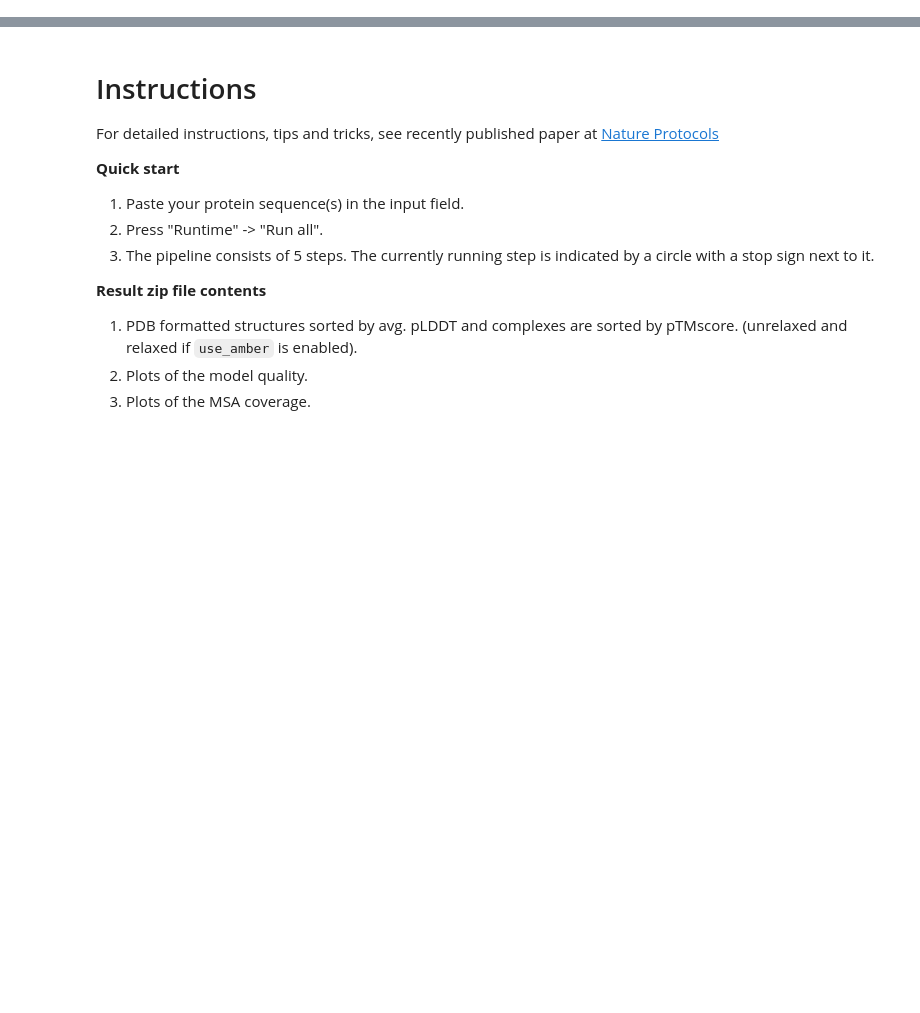
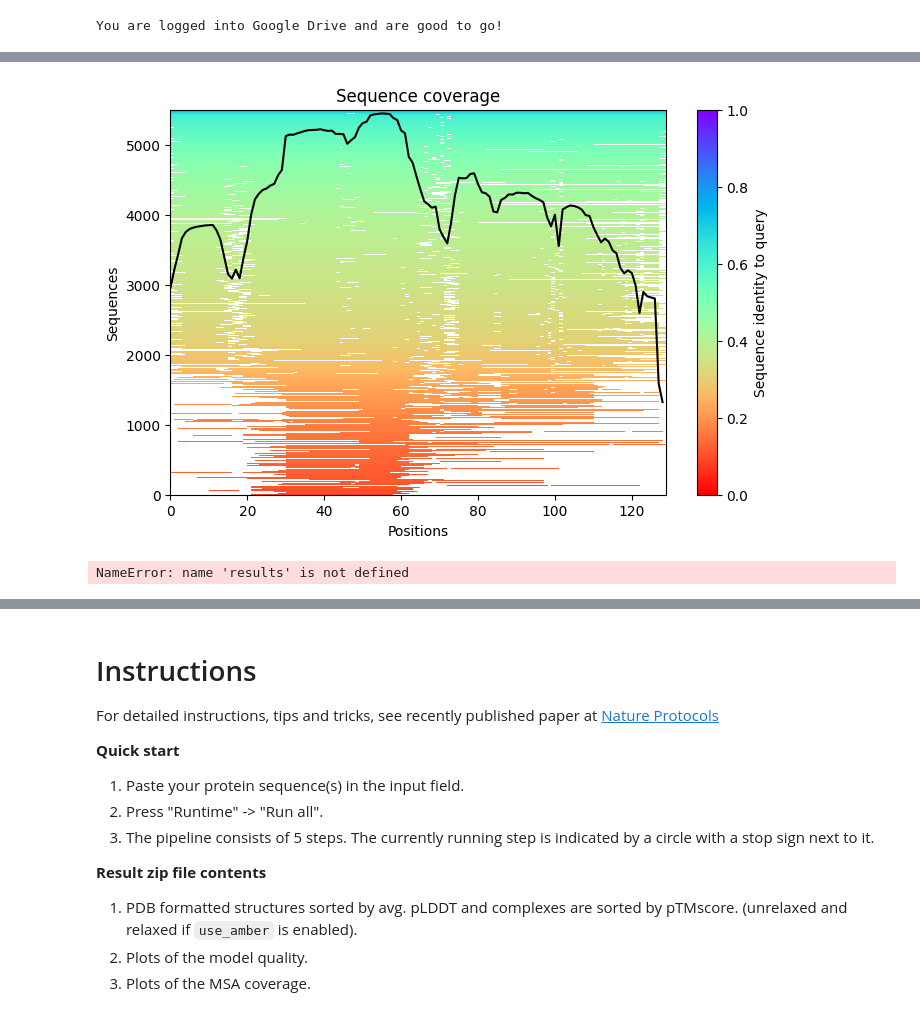
Before and after one commit to amitrajput786/Drug_discovery1, a Jupyter notebook: AlphaFold2.ipynb, the cells around one changed output, grey strips where cells are left out. Cells and saved outputs as stored; diff of their text form; code cells hidden in the pictures; blank space fills up the shorter version.

```diff
--- a/AlphaFold2.ipynb
+++ b/AlphaFold2.ipynb
@@ -25,11 +25,11 @@ python_version = f"{version_info.major}.{version_info.minor}"
 def add_hash(x,y):
   return x+"_"+hashlib.sha1(y.encode()).hexdigest()[:5]
 
-query_sequence = 'RSLDAPLTSVRVIITEMAKGHFGIGGELASK' #@param {type:"string"}
+query_sequence = 'KVFGRCELAAAMKRHGLDNYRGYSLGNWVCAAKFESNFNTQATNRNTDGSTDYGILQINSRWWCNDGRTPGSRNLCNIPCSALLSSDITASVNCAKKIVSDGNGMNAWVAWRNRCKGTDVQAWIRGCRL' #@param {type:"string"}
 #@markdown  - Use `:` to specify inter-protein chainbreaks for **modeling complexes** (supports homo- and hetro-oligomers). For example **PI...SK:PI...SK** for a homodimer
-jobname = 'test' #@param {type:"string"}
+jobname = 'testlysozyme_test' #@param {type:"string"}
 # number of models to use
-num_relax = 0 #@param [0, 1, 5] {type:"raw"}
+num_relax = 1 #@param [0, 1, 5] {type:"raw"}
 #@markdown - specify how many of the top ranked structures to relax using amber
 template_mode = "none" #@param ["none", "pdb100","custom"]
 #@markdown - `none` = no template information is used. `pdb100` = detect templates in pdb100 (see [notes](#pdb100)). `custom` - upload and search own templates (PDB or mmCIF format, see [notes](#custom_templates))
@@ -162,7 +170,7 @@ model_type = "auto" #@param ["auto", "alphafold2_ptm", "alphafold2_multimer_v1",
 #@markdown Any of the mode_types can be used (regardless if input is monomer or complex).
 num_recycles = "3" #@param ["auto", "0", "1", "3", "6", "12", "24", "48"]
 #@markdown - if `auto` selected, will use `num_recycles=20` if `model_type=alphafold2_multimer_v3`, else `num_recycles=3` .
-recycle_early_stop_tolerance = "auto" #@param ["auto", "0.0", "0.5", "1.0"]
+recycle_early_stop_tolerance = "0.5" #@param ["auto", "0.0", "0.5", "1.0"]
 #@markdown - if `auto` selected, will use `tol=0.5` if `model_type=alphafold2_multimer_v3` else `tol=0.0`.
 relax_max_iterations = 200 #@param [0, 200, 2000] {type:"raw"}
 #@markdown - max amber relax iterations, `0` = unlimited (AlphaFold2 default, can take very long)
@@ -183,11 +191,11 @@ recycle_early_stop_tolerance = None if recycle_early_stop_tolerance == "auto" el
 if max_msa == "auto": max_msa = None
 
 #@markdown #### Save settings
-save_all = False #@param {type:"boolean"}
+save_all = True #@param {type:"boolean"}
 save_recycles = False #@param {type:"boolean"}
-save_to_google_drive = False #@param {type:"boolean"}
+save_to_google_drive = True #@param {type:"boolean"}
 #@markdown -  if the save_to_google_drive option was selected, the result zip will be uploaded to your Google Drive
-dpi = 200 #@param {type:"integer"}
+dpi = 200300 #@param {type:"integer"}
 #@markdown - set dpi for image resolution
 
 if save_to_google_drive:
@@ -202,11 +210,13 @@ if save_to_google_drive:
   print("You are logged into Google Drive and are good to go!")
 
 #@markdown Don't forget to hit `Runtime` -> `Run all` after updating the form.
+# %% [output]
+You are logged into Google Drive and are good to go!
 # %%
-#@title Run Prediction
 display_images = True #@param {type:"boolean"}
 
 import sys
+
 import warnings
 warnings.simplefilter(action='ignore', category=FutureWarning)
 from Bio import BiopythonDeprecationWarning
@@ -234,7 +244,7 @@ if "1" in K80_chk:
 from colabfold.colabfold import plot_protein
 from pathlib import Path
 import matplotlib.pyplot as plt
-
+use_amber = num_relax > 0
 # For some reason we need that to get pdbfixer to import
 if use_amber and f"/usr/local/lib/python{python_version}/site-packages/" not in sys.path:
     sys.path.insert(0, f"/usr/local/lib/python{python_version}/site-packages/")
@@ -302,3 +312,4 @@ results = run(
 )
 results_zip = f"{jobname}.result.zip"
 os.system(f"zip -r {results_zip} {jobname}")
+# %% [output]
@@ -305,3 +319,4 @@ os.system(f"zip -r {results_zip} {jobname}")
+[figure, added]
 # %%
 #@title Display 3D structure {run: "auto"}
 import py3Dmol
@@ -309,9 +324,9 @@ import glob
 import matplotlib.pyplot as plt
 from colabfold.colabfold import plot_plddt_legend
 from colabfold.colabfold import pymol_color_list, alphabet_list
-rank_num = 1 #@param ["1", "2", "3", "4", "5"] {type:"raw"}
-color = "lDDT" #@param ["chain", "lDDT", "rainbow"]
-show_sidechains = False #@param {type:"boolean"}
+rank_num = 2 #@param ["1", "2", "3", "4", "5"] {type:"raw"}
+color = "chain" #@param ["chain", "lDDT", "rainbow"]
+show_sidechains = True #@param {type:"boolean"}
 show_mainchains = False #@param {type:"boolean"}
 
 tag = results["rank"][0][rank_num - 1]
@@ -351,3 +366,5 @@ def show_pdb(rank_num=1, show_sidechains=False, show_mainchains=False, color="lD
 show_pdb(rank_num, show_sidechains, show_mainchains, color).show()
 if color == "lDDT":
   plot_plddt_legend().show()
+# %% [output]
+NameError: name 'results' is not defined
```
Also changed, not shown: parts of 9 cells of this notebook.
